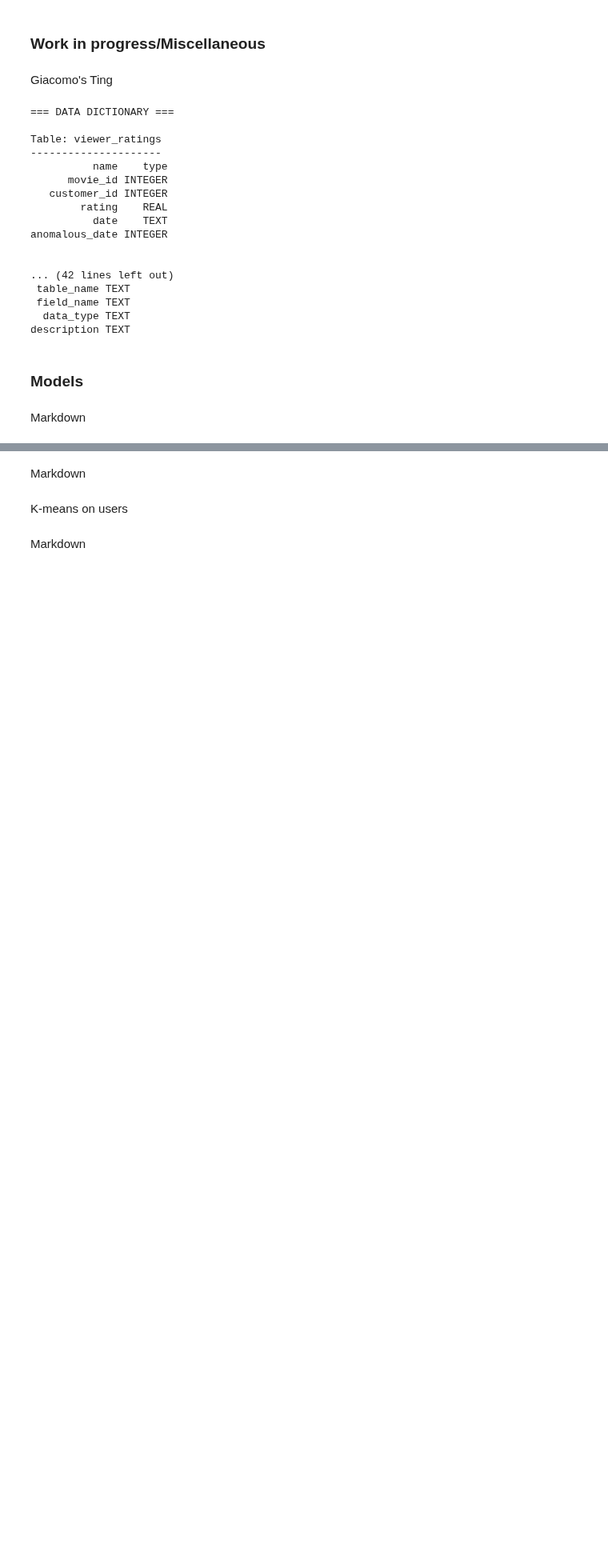
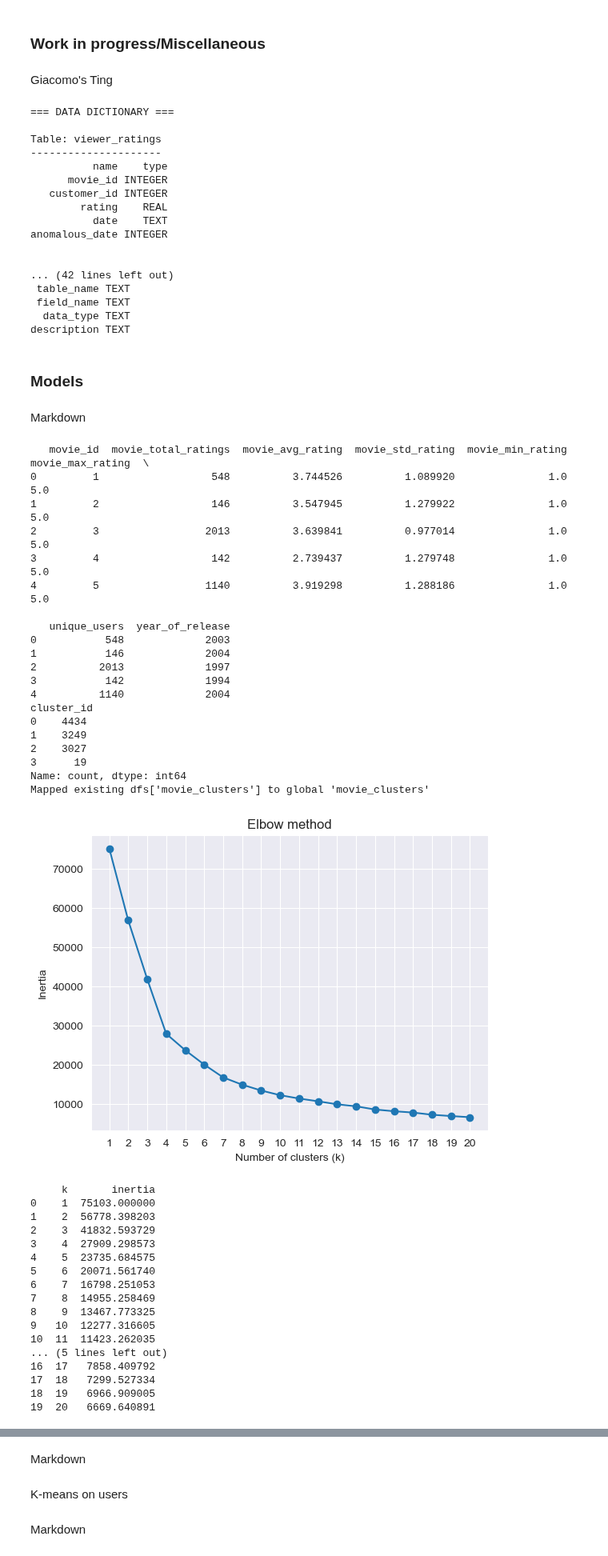
Before and after one commit to MookingSpooker/ROM_AD_Project_321481, a Jupyter notebook: main.ipynb, the cells around one changed output, grey strips where cells are left out. Shown at 80% size. Drawn from its saved outputs; the diff is of its cells as text; code cells hidden in the pictures; blank space fills up the shorter version.

Commit message:
Added K-means clustering for movies
Added clustering method for movies.
Added a reusable elbow method function

```diff
--- a/main.ipynb
+++ b/main.ipynb
@@ -1229,32 +1264,79 @@ movies_for_clustering = (
     .groupby("movie_id")[movie_features]
     .first()
     .reset_index()
 )
 
 print(movies_for_clustering.head())
 
 # getting all number variables except for movie_id
 X = movies_for_clustering[movie_features].astype(float)
 
 scaler = StandardScaler()
 X_scaled = scaler.fit_transform(X)
 
 # number of clusters
-n_clusters = 5
+n_clusters = 4
 
 kmeans = KMeans(
     n_clusters=n_clusters,
     random_state=42,
     n_init=10
 )
 
 cluster_labels = kmeans.fit_predict(X_scaled)
 
 # adding cluster ids to the table
 movies_for_clustering["cluster_id"] = cluster_labels
 
-# printing how many movies in each cluster, only for debugginh
+# printing how many movies in each cluster, only for debugging
 print(movies_for_clustering["cluster_id"].value_counts().sort_index())
 
 # saving
 add_new_df('movie_clusters', 'movie_clusters', movies_for_clustering)
+
+# X_scaled из предыдущего шага (после StandardScaler)
+elbow_df = elbow_method(X_scaled, 1, 20)
+print(elbow_df)
+
+small_cluster = movies_for_clustering[movies_for_clustering["cluster_id"] == 2]
+small_cluster.describe()
+small_cluster.merge(merged[["movie_id", "title"]].drop_duplicates(), on="movie_id")
+# %% [output]
+   movie_id  movie_total_ratings  movie_avg_rating  movie_std_rating  movie_min_rating  movie_max_rating  \
+0         1                  548          3.744526          1.089920               1.0               5.0
+1         2                  146          3.547945          1.279922               1.0               5.0
+2         3                 2013          3.639841          0.977014               1.0               5.0
+3         4                  142          2.739437          1.279748               1.0               5.0
+4         5                 1140          3.919298          1.288186               1.0               5.0
+
+   unique_users  year_of_release
+0           548             2003
+1           146             2004
+2          2013             1997
+3           142             1994
+4          1140             2004
+cluster_id
+0    4434
+1    3249
+2    3027
+3      19
+Name: count, dtype: int64
+Mapped existing dfs['movie_clusters'] to global 'movie_clusters'
+[figure, added]
+     k       inertia
+0    1  75103.000000
+1    2  56778.398203
+2    3  41832.593729
+3    4  27909.298573
+4    5  23735.684575
+5    6  20071.561740
+6    7  16798.251053
+7    8  14955.258469
+8    9  13467.773325
+9   10  12277.316605
+10  11  11423.262035
+... (5 lines left out)
+16  17   7858.409792
+17  18   7299.527334
+18  19   6966.909005
+19  20   6669.640891
```
Also changed, not shown: parts of 2 cells of this notebook.
